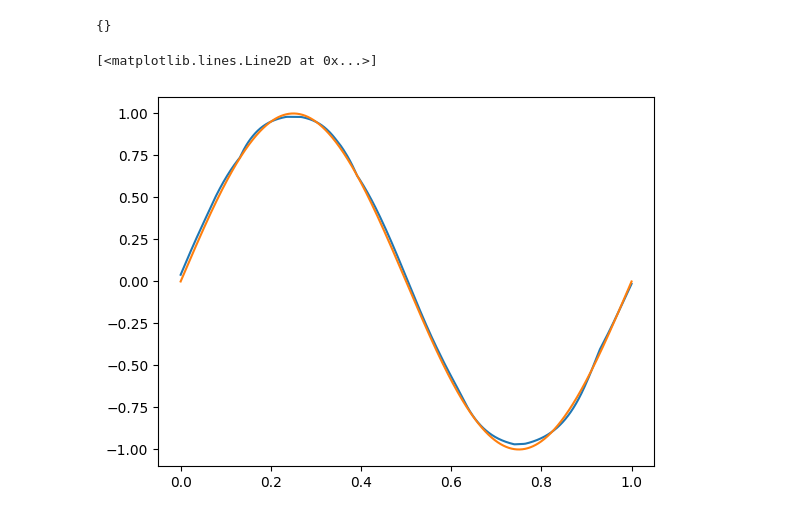
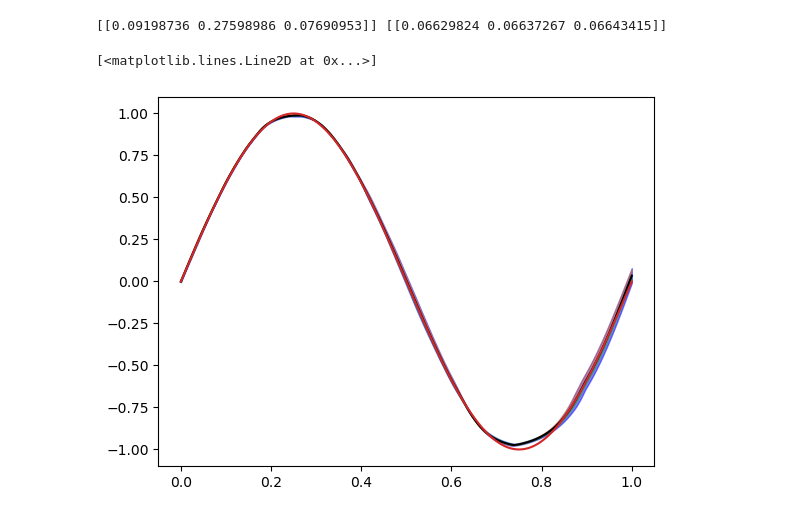
Before and after one commit to TheoHanon/NeuralFlow, a Jupyter notebook: test.ipynb, the cells around one changed output. Saved outputs shown, nothing was run; the diff lists cells and outputs as text; code cells hidden in the pictures.

```diff
--- a/test.ipynb
+++ b/test.ipynb
@@ -29,6 +19,14 @@ base_model.compile(optimizer=flowpt, loss = 'mse', metrics = ["mae"])
+# %%
+def loss_fn(y_true, y_pred):
+    return tf.reduce_sum(tf.square(y_true - y_pred))
+
+flow.compile(optimizer_fn=lambda :tf.keras.optimizers.Adam(1e-3), loss_fn=loss_fn, metrics=['mae'])
 # %%
 X_train = tf.cast(np.linspace(0, 1, 1000).reshape(-1, 1), tf.float32)
 y_train = tf.cast(np.sin(X_train * 2 * np.pi).reshape(-1, 1), tf.float32)
+
+batch_size = 32
+loader_size = X_train.shape[0] // batch_size
 # %%
-base_model.fit(X_train, y_train, epochs = 50, batch_size = 32)
+flow.fit(X_train, y_train, batch_size=batch_size, epochs=100)
 # %% [output]
@@ -53,16 +50,22 @@ Epoch 50/50
-# %%
-memory_before, memory_after = flowpt.get_memory()
-
-print(memory_before)
-# %% [output]
-{}
-# %%
-import matplotlib.pyplot as plt
-
-
-fig = plt.figure()
-plt.plot(X_train, base_model(X_train))
-plt.plot(X_train, y_train)
-# %% [output]
-[<matplotlib.lines.Line2D at 0x...>]
-[figure, removed]
+# %%
+est = flow.get_estimator("importance_sampling")
+# %%
+import matplotlib.pyplot as plt
+
+# print(est.logp, est.logq)
+mean, var = est(X_train)
+
+fig = plt.figure()
+
+for model in flow.models:
+    plt.plot(X_train, model(X_train), alpha=0.5)
+
+plt.plot(X_train, mean.squeeze(), color='black')
+plt.fill_between(tf.squeeze(X_train), mean.squeeze() - 1.96 * np.sqrt(var.squeeze()),  mean.squeeze() + 1.96 * np.sqrt(var.squeeze()), color='blue', alpha=0.5)
+
+
+plt.plot(X_train, y_train)
+# %% [output]
+[[0.09198736 0.27598986 0.07690953]] [[0.06629824 0.06637267 0.06643415]]
+[<matplotlib.lines.Line2D at 0x...>]
+[figure, added]
```
Also changed, not shown: parts of 5 cells of this notebook.
